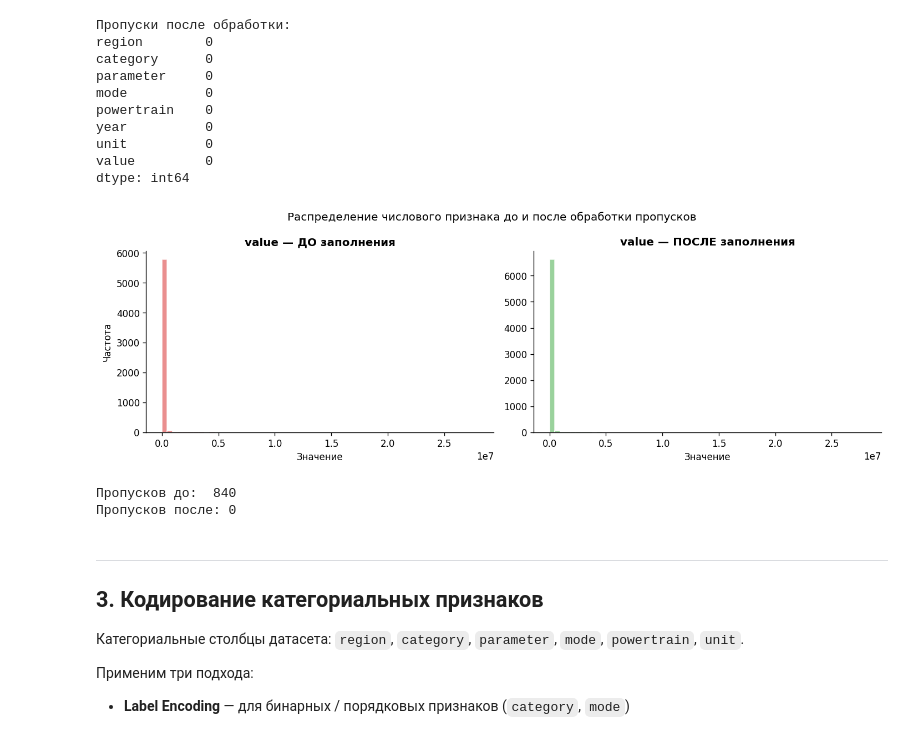
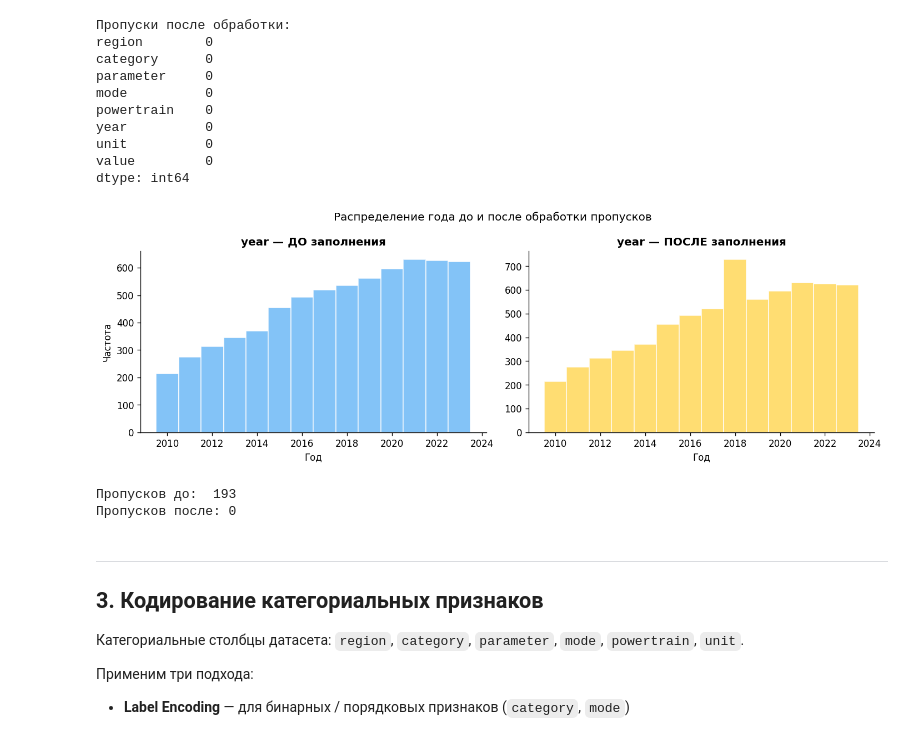
Before and after one commit to hey-acti0n/TMO, a Jupyter notebook: IEA_EV_Preprocessing.ipynb, the cells around one changed output. Saved outputs shown, nothing was run; the diff lists cells and outputs as text; code cells hidden in the pictures.

```diff
--- a/IEA_EV_Preprocessing.ipynb
+++ b/IEA_EV_Preprocessing.ipynb
@@ -179,27 +168,27 @@ unit          0
 value         0
 dtype: int64
 # %%
-# Сравнение распределения value до и после
+# Сравнение распределения year до и после
 fig, axes = plt.subplots(1, 2, figsize=(12, 4))
 
-axes[0].hist(df['value'].dropna(), bins=60, color='#E57373', alpha=0.8, edgecolor='white')
-axes[0].set_title('value — ДО заполнения', fontweight='bold')
-axes[0].set_xlabel('Значение')
+axes[0].hist(df['year'].dropna(), bins=range(int(df['year'].min()), int(df['year'].max()+2)), color='#64B5F6', alpha=0.8, edgecolor='white', align='left')
+axes[0].set_title('year — ДО заполнения', fontweight='bold')
+axes[0].set_xlabel('Год')
 axes[0].set_ylabel('Частота')
 
-axes[1].hist(df_clean['value'], bins=60, color='#81C784', alpha=0.8, edgecolor='white')
-axes[1].set_title('value — ПОСЛЕ заполнения', fontweight='bold')
-axes[1].set_xlabel('Значение')
+axes[1].hist(df_clean['year'], bins=range(int(df_clean['year'].min()), int(df_clean['year'].max()+2)), color='#FFD54F', alpha=0.8, edgecolor='white', align='left')
+axes[1].set_title('year — ПОСЛЕ заполнения', fontweight='bold')
+axes[1].set_xlabel('Год')
 
-plt.suptitle('Распределение числового признака до и после обработки пропусков', fontsize=12)
+plt.suptitle('Распределение года до и после обработки пропусков', fontsize=12)
 plt.tight_layout()
 plt.show()
 
-print(f"Пропусков до:  {df['value'].isnull().sum()}")
-print(f"Пропусков после: {df_clean['value'].isnull().sum()}")
+print(f"Пропусков до:  {df['year'].isnull().sum()}")
+print(f"Пропусков после: {df_clean['year'].isnull().sum()}")
 # %% [output]
-[figure, old version]
+[figure, new version]
-Пропусков до:  840
+Пропусков до:  193
 Пропусков после: 0
 # %% [markdown]
 ---
```
Also changed, not shown: parts of 4 cells of this notebook.
